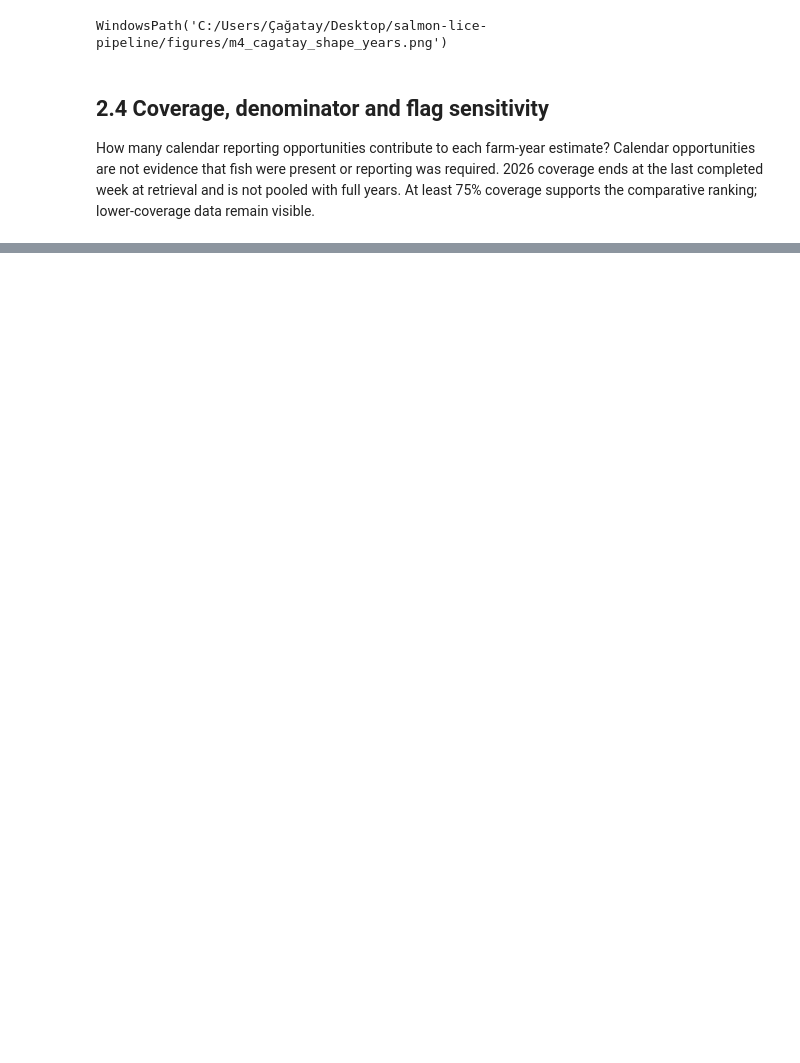
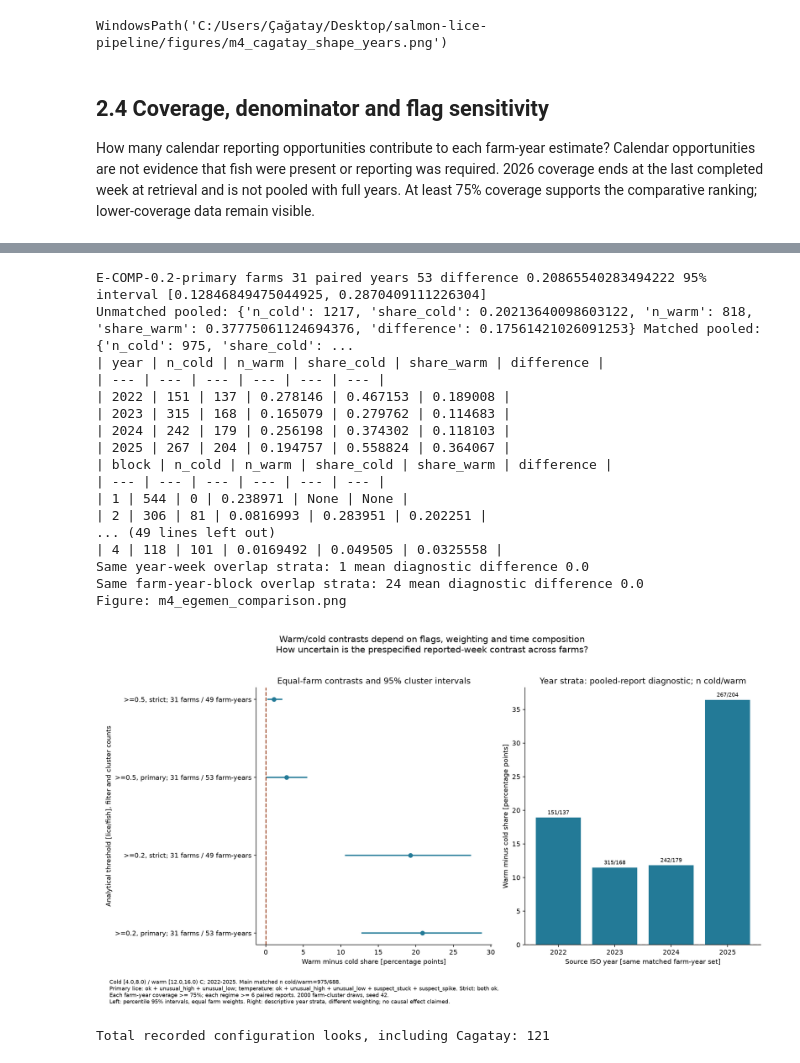
Before and after one commit to se-230717063/salmon-lice-pipeline, a Jupyter notebook: notebooks/m4_eda.ipynb, the cells around one changed output, grey strips where cells are left out. Drawn from its saved outputs; the diff is of its cells as text; code cells hidden in the pictures; blank space fills up the shorter version.

```diff
--- a/notebooks/m4_eda.ipynb
+++ b/notebooks/m4_eda.ipynb
@@ -349,0 +516,78 @@ Stage complete: Cagatay source cells executed. Full M4 remains pending until Ege
+# %%
+from explore_egemen import clustered_comparison
+look_log.add('E-COMP-PRESPEC','What comparison will supply the primary interval?',
+             {'main_threshold':PARAMS.thresholds[0],'cold_half_open_c':PARAMS.cold_range_c,'warm_half_open_c':PARAMS.warm_range_c,
+              'min_annual_coverage':PARAMS.min_coverage,'min_paired_reports_each_regime':PARAMS.min_regime_weeks,
+              'bootstrap_unit':'farm with all its paired years','replicates':PARAMS.bootstrap_replicates,'seed':PARAMS.seed},owner='Mehmet Egemen Karagoz')
+comparisons=[]
+for threshold in PARAMS.thresholds:
+    for strict in (False,True):
+        estimate=clustered_comparison(con,PARAMS,threshold,strict=strict)
+        comparisons.append(estimate)
+        identifier='E-COMP-'+str(threshold)+'-'+estimate['filter']
+        look_log.add(identifier,'What is the equal-farm warm-minus-cold difference and clustered interval?',
+                     {key:estimate[key] for key in ('threshold','filter','farms','paired_farm_years','difference','interval95')},owner='Mehmet Egemen Karagoz')
+        print(identifier,'farms',estimate['farms'],'paired years',estimate['paired_farm_years'],
+              'difference',estimate['difference'],'95% interval',estimate['interval95'])
+        print('Unmatched pooled:',estimate['unmatched_pooled'],'Matched pooled:',estimate['matched_pooled'])
+        table(estimate['by_year'],['year','n_cold','n_warm','share_cold','share_warm','difference'])
+        table(estimate['by_block'],['block','n_cold','n_warm','share_cold','share_warm','difference'])
+        print('Same year-week overlap strata:',len(estimate['same_year_week']),'mean diagnostic difference',estimate['same_year_week_mean'])
+        print('Same farm-year-block overlap strata:',len(estimate['within_farm_year_block']),'mean diagnostic difference',estimate['within_farm_year_block_mean'])
+        for field in ('by_year','by_block'):
+            for stratum in estimate[field]:
+                key='year' if field=='by_year' else 'block'
+                look_log.add(identifier+'-'+key+'-'+str(stratum[key]),'Does a time-stratum contrast reverse or weaken the main comparison?',stratum,owner='Mehmet Egemen Karagoz')
+        for field in ('same_year_week','within_farm_year_block'):
+            look_log.add(identifier+'-'+field,'Is there overlap when comparison groups share a narrower period?',
+                         {'strata':len(estimate[field]),'mean_difference':estimate[field+'_mean'],
+                          'minimum_per_regime':PARAMS.min_overlap_farms if field=='same_year_week' else PARAMS.min_stratum_regime_weeks},owner='Mehmet Egemen Karagoz')
+egemen_results['comparisons']=comparisons
+main_comparison=next(r for r in comparisons if r['threshold']==PARAMS.thresholds[0] and r['filter']=='primary')
+if main_comparison['interval95'] is None:
+    raise RuntimeError('Too few farms for the prespecified comparison interval; report insufficient support')
+fig,axes=plt.subplots(1,2,figsize=(14,8))
+for index,row in enumerate(comparisons):
+    if row['interval95'] is not None:
+        point=100*row['difference']; low,high=[100*v for v in row['interval95']]
+        axes[0].plot([low,high],[index,index],color='#237a97',linewidth=2)
+        axes[0].plot(point,index,'o',color='#237a97')
+axes[0].set_yticks(range(len(comparisons)),['>='+str(r['threshold'])+', '+r['filter']+'; '+str(r['farms'])+' farms / '+str(r['paired_farm_years'])+' farm-years' for r in comparisons])
+axes[0].axvline(0,color='#9c4524',linestyle='--')
+axes[0].set(xlabel='Warm minus cold share [percentage points]',ylabel='Analytical threshold [lice/fish], filter and cluster counts',title='Equal-farm contrasts and 95% cluster intervals')
+by_year=main_comparison['by_year']
+axes[1].bar([str(r['year']) for r in by_year],[100*r['difference'] if r['difference'] is not None else np.nan for r in by_year],color='#237a97')
+axes[1].axhline(0,color='#9c4524',linestyle='--')
+for index,row in enumerate(by_year):
+    if row['difference'] is not None:
+        value=100*row['difference']
+        axes[1].annotate(str(row['n_cold'])+'/'+str(row['n_warm']),(index,value),xytext=(0,5 if value>=0 else -10),textcoords='offset points',ha='center',fontsize=8)
+axes[1].set(xlabel='Source ISO year [same matched farm-year set]',ylabel='Warm minus cold share [percentage points]',title='Year strata: pooled-report diagnostic; n cold/warm')
+save_figure(fig,FIGURE_DIR,'m4_egemen_comparison.png',
+            'Warm/cold contrasts depend on flags, weighting and time composition',
+            'How uncertain is the prespecified reported-week contrast across farms?',
+            'Cold ['+str(PARAMS.cold_range_c[0])+','+str(PARAMS.cold_range_c[1])+') / warm ['+str(PARAMS.warm_range_c[0])+','+str(PARAMS.warm_range_c[1])+') C; '+period_caption+'. Main matched n cold/warm='+str(main_comparison['matched_pooled']['n_cold'])+'/'+str(main_comparison['matched_pooled']['n_warm'])+'.\n'
+            'Primary lice: '+flag_caption+'; temperature: '+' + '.join(PARAMS.primary_temperature_flags)+'. Strict: both ok.\n'
+            'Each farm-year coverage >= '+coverage_label+'; each regime >= '+str(PARAMS.min_regime_weeks)+' paired reports. '+str(PARAMS.bootstrap_replicates)+' farm-cluster draws, seed '+str(PARAMS.seed)+'.\n'
+            'Left: percentile 95% intervals, equal farm weights. Right: descriptive year strata, different weighting; no causal effect claimed.')
+print('Total recorded configuration looks, including Cagatay:',len(look_log.entries))
+# %% [output]
+E-COMP-0.2-primary farms 31 paired years 53 difference 0.20865540283494222 95% interval [0.12846849475044925, 0.2870409111226304]
+Unmatched pooled: {'n_cold': 1217, 'share_cold': 0.20213640098603122, 'n_warm': 818, 'share_warm': 0.37775061124694376, 'difference': 0.17561421026091253} Matched pooled: {'n_cold': 975, 'share_cold': ...
+| year | n_cold | n_warm | share_cold | share_warm | difference |
+| --- | --- | --- | --- | --- | --- |
+| 2022 | 151 | 137 | 0.278146 | 0.467153 | 0.189008 |
+| 2023 | 315 | 168 | 0.165079 | 0.279762 | 0.114683 |
+| 2024 | 242 | 179 | 0.256198 | 0.374302 | 0.118103 |
+| 2025 | 267 | 204 | 0.194757 | 0.558824 | 0.364067 |
+| block | n_cold | n_warm | share_cold | share_warm | difference |
+| --- | --- | --- | --- | --- | --- |
+| 1 | 544 | 0 | 0.238971 | None | None |
+| 2 | 306 | 81 | 0.0816993 | 0.283951 | 0.202251 |
+... (49 lines left out)
+| 4 | 118 | 101 | 0.0169492 | 0.049505 | 0.0325558 |
+Same year-week overlap strata: 1 mean diagnostic difference 0.0
+Same farm-year-block overlap strata: 24 mean diagnostic difference 0.0
+Figure: m4_egemen_comparison.png
+[figure, added]
+Total recorded configuration looks, including Cagatay: 121
```
Also changed, not shown: parts of 14 cells of this notebook, 15 other files.
